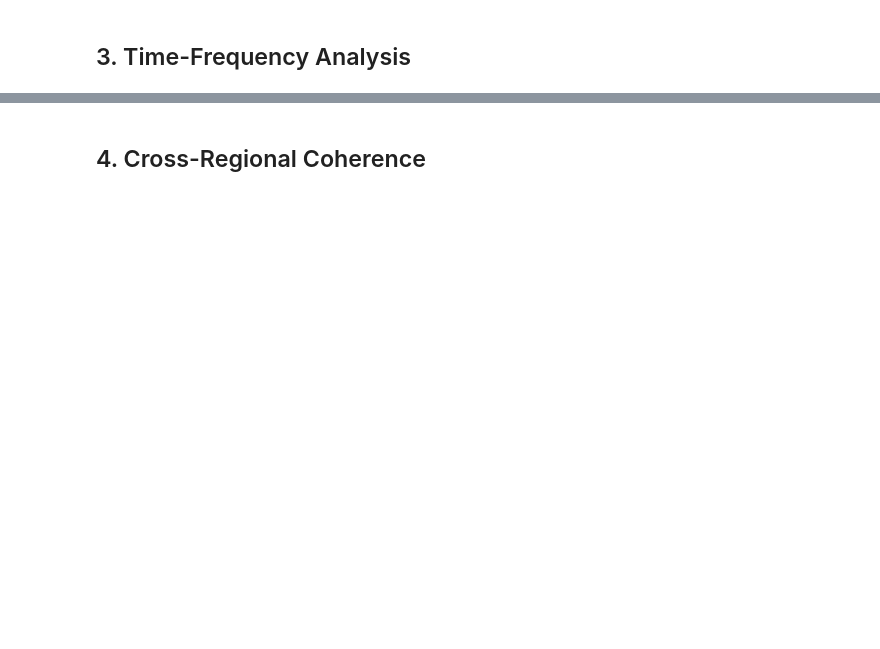
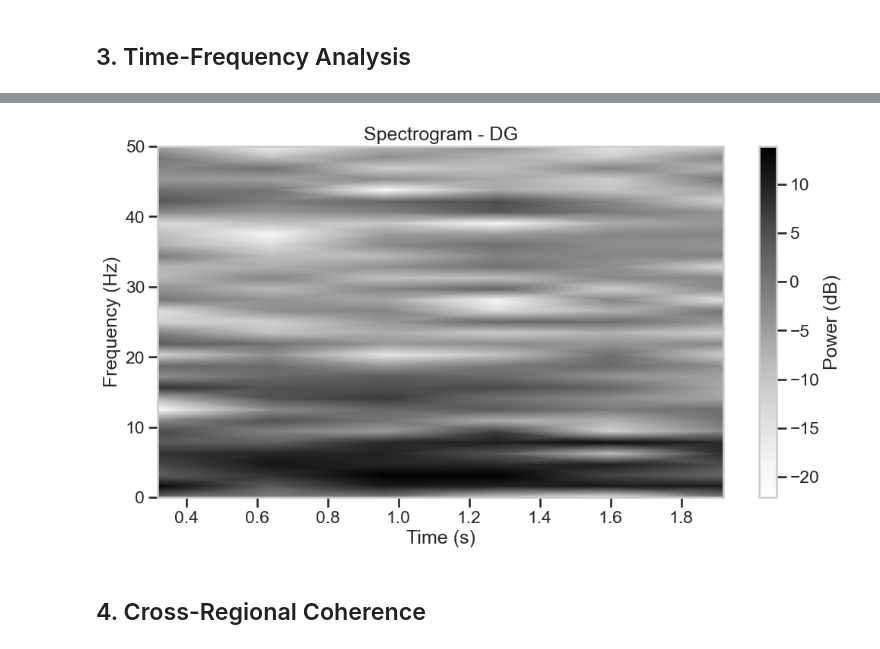
Before and after one commit to shibanib/neural_navigators, a Jupyter notebook: notebooks/2_lfp_analysis.ipynb, the cells around one changed output, grey strips where cells are left out. Drawn from its saved outputs; the diff is of its cells as text; code cells hidden in the pictures; blank space fills up the shorter version.

```diff
--- a/notebooks/2_lfp_analysis.ipynb
+++ b/notebooks/2_lfp_analysis.ipynb
@@ -74,22 +153,34 @@ plt.show()
 # %%
-def compute_spectrogram(lfp_data, fs=100):
-    """Compute spectrogram using short-time Fourier transform."""
-    f, t, Sxx = signal.spectrogram(lfp_data, fs=fs, nperseg=256, noverlap=128)
+def compute_spectrogram(lfp_data):
+    """Compute spectrogram of LFP data."""
+    # Check if lfp_data is 1D or multi-dimensional
+    if lfp_data.ndim > 1:
+        # If multi-dimensional, use the first channel or average across channels
+        lfp_data = np.mean(lfp_data, axis=0) if lfp_data.shape[0] > 1 else lfp_data[0]
+
+    # Compute spectrogram
+    f, t, Sxx = signal.spectrogram(lfp_data,
+                                   fs=100,  # 100 Hz sampling rate
+                                   nperseg=64,
+                                   noverlap=32)
+
     return f, t, Sxx
 
 # Select an example channel
 channel_idx = 0
 lfp_channel = session_data['lfp'][:, channel_idx]
 
 # Compute and plot spectrogram
 f, t, Sxx = compute_spectrogram(lfp_channel)
 
 plt.figure(figsize=(12, 6))
 plt.pcolormesh(t, f, 10 * np.log10(Sxx), shading='gouraud')
 plt.ylabel('Frequency (Hz)')
 plt.xlabel('Time (s)')
 plt.title(f'Spectrogram - {session_data["brain_area_lfp"][channel_idx]}')
 plt.colorbar(label='Power (dB)')
 plt.show()
+# %% [output]
+[figure, added]
 # %% [markdown]
 ## 4. Cross-Regional Coherence
```
Also changed, not shown: parts of 37 cells of this notebook, 4 other files.
